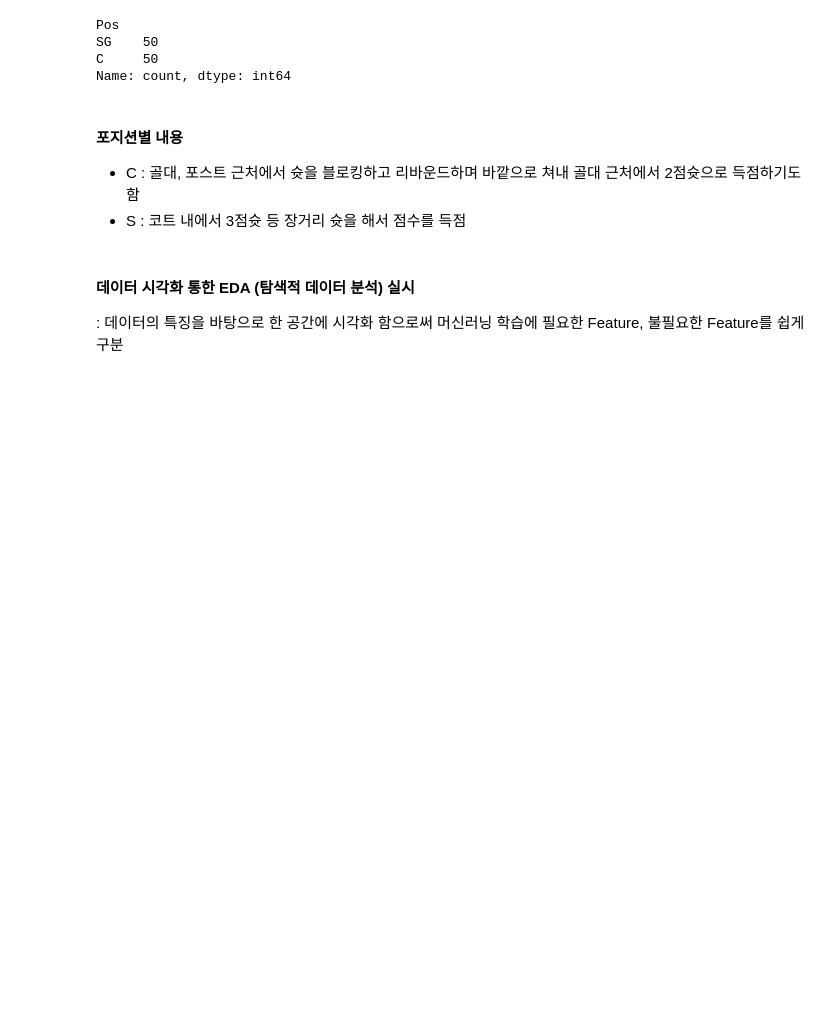
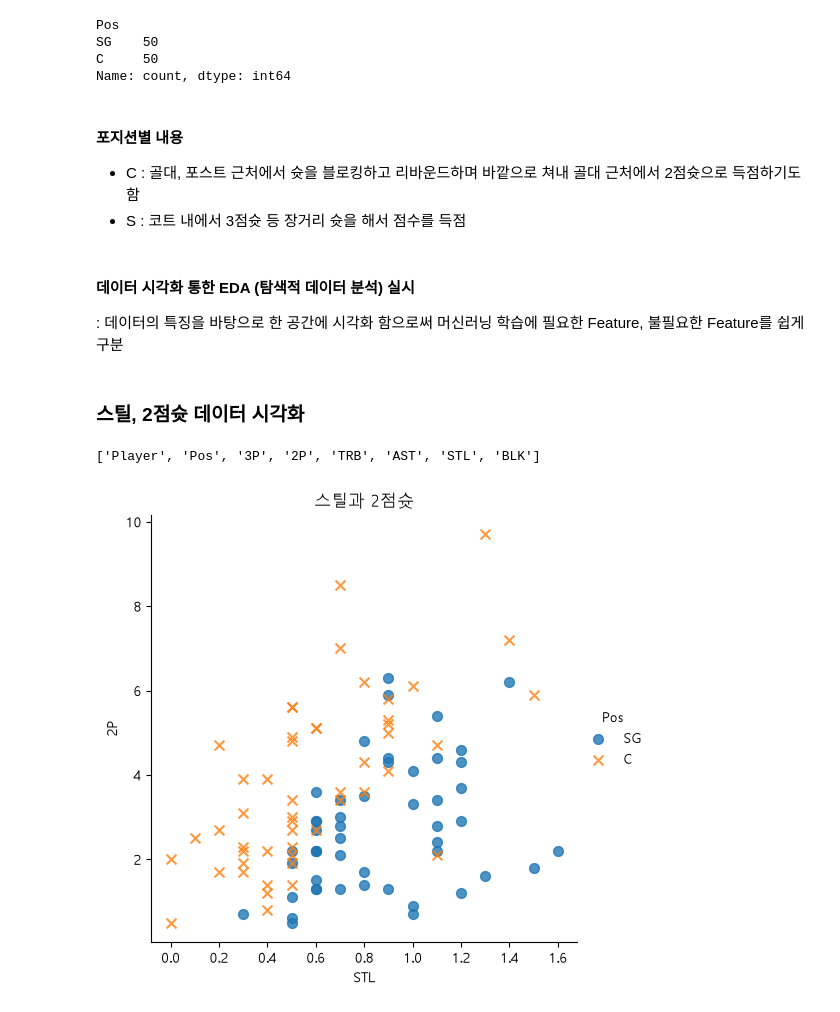
Before and after one commit to jinjinx28/python-lab, a Jupyter notebook: machine/basketball.ipynb, the cells around one changed output. Drawn from its saved outputs; the diff is of its cells as text; code cells hidden in the pictures; blank space fills up the shorter version.

```diff
--- a/machine/basketball.ipynb
+++ b/machine/basketball.ipynb
@@ -37,0 +42,24 @@ Name: count, dtype: int64
+# %%
+plt.rcParams['font.family'] = 'Malgun Gothic'
+plt.rcParams['axes.unicode_minus'] = False
+# %% [markdown]
+### 스틸, 2점슛 데이터 시각화
+# %%
+print(df.columns.tolist())
+# %% [output]
+['Player', 'Pos', '3P', '2P', 'TRB', 'AST', 'STL', 'BLK']
+# %%
+sns.lmplot(
+    x = 'STL',
+    y = '2P',
+    data = df,
+    fit_reg = False,
+    scatter_kws={'s' : 50},     # 좌표상의 점의 크기
+    hue = 'Pos',
+    markers=['o', 'x']
+)
+
+plt.title('스틸과 2점슛')
+plt.show()
+# %% [output]
+[figure, added]
```
Also changed, not shown: parts of 20 cells of this notebook, 3 other files.
